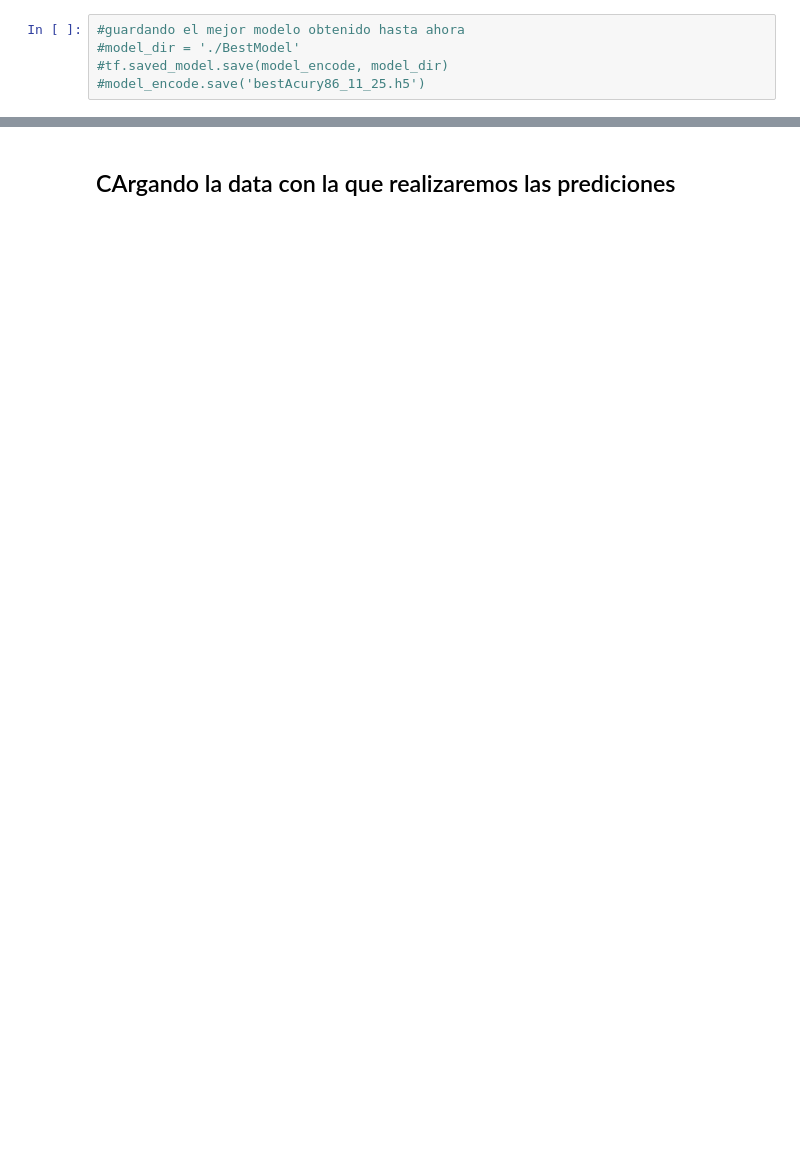
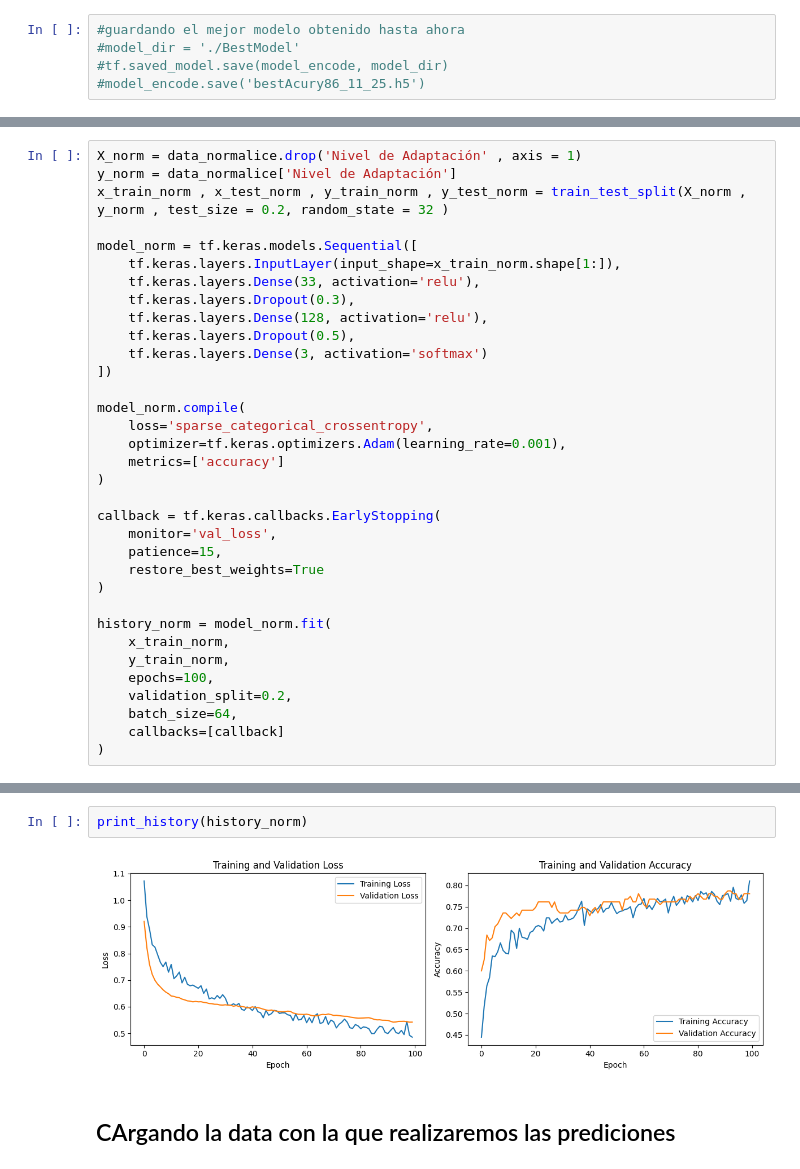
Before and after one commit to miky14n/Red-neuronal, a Jupyter notebook: Asigment5.ipynb, the cells around one changed output, grey strips where cells are left out. Saved outputs shown, nothing was run; the diff lists cells and outputs as text; blank space fills up the shorter version.

```diff
--- a/Asigment5.ipynb
+++ b/Asigment5.ipynb
@@ -396,0 +454,34 @@ loss_encod, acc_encod = loaded_model.evaluate(x_test_encod, y_test_encod)
+# %%
+X_norm = data_normalice.drop('Nivel de Adaptación' , axis = 1)
+y_norm = data_normalice['Nivel de Adaptación']
+x_train_norm , x_test_norm , y_train_norm , y_test_norm = train_test_split(X_norm , y_norm , test_size = 0.2, random_state = 32 )
+
+model_norm = tf.keras.models.Sequential([
+    tf.keras.layers.InputLayer(input_shape=x_train_norm.shape[1:]),
+    tf.keras.layers.Dense(33, activation='relu'),
+    tf.keras.layers.Dropout(0.3),
+    tf.keras.layers.Dense(128, activation='relu'),
+    tf.keras.layers.Dropout(0.5),
+    tf.keras.layers.Dense(3, activation='softmax')
+])
+
+model_norm.compile(
+    loss='sparse_categorical_crossentropy',
+    optimizer=tf.keras.optimizers.Adam(learning_rate=0.001),
+    metrics=['accuracy']
+)
+
+callback = tf.keras.callbacks.EarlyStopping(
+    monitor='val_loss',
+    patience=15,
+    restore_best_weights=True
+)
+
+history_norm = model_norm.fit(
+    x_train_norm,
+    y_train_norm,
+    epochs=100,
+    validation_split=0.2,
+    batch_size=64,
+    callbacks=[callback]
+)
@@ -397,3 +512,7 @@ loss_encod, acc_encod = loaded_model.evaluate(x_test_encod, y_test_encod)
+# %%
+print_history(history_norm)
+# %% [output]
+[figure, added]
 # %% [markdown]
 ## CArgando la data con la que realizaremos las prediciones
 # %%
```
Also changed, not shown: parts of 33 cells of this notebook, 4 other files.
